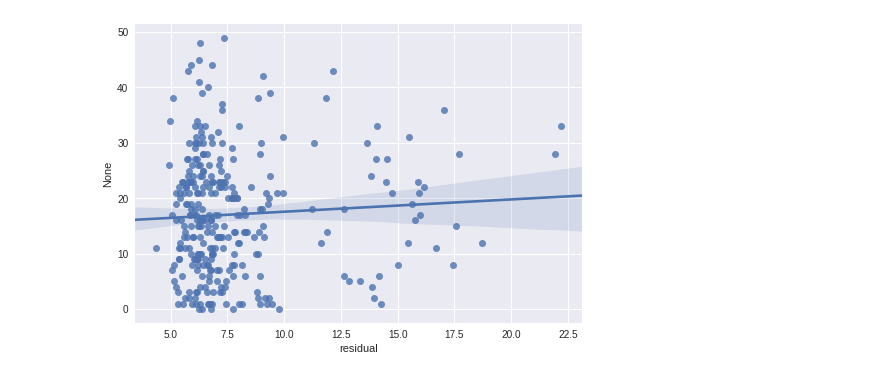
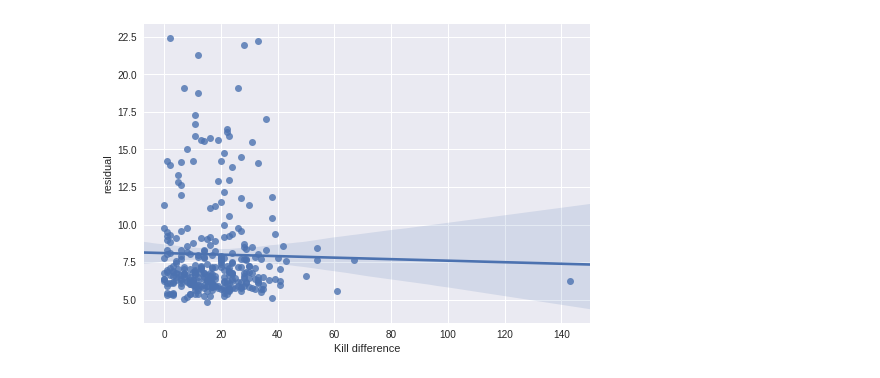
Before and after one commit to beelze-b/Open-Dota-Exploration, a Jupyter notebook: WeightsAndResiduals.ipynb, the cells around one changed output. Cells and saved outputs as stored; diff of their text form; code cells hidden in the pictures.

```diff
--- a/WeightsAndResiduals.ipynb
+++ b/WeightsAndResiduals.ipynb
@@ -158,9 +151,10 @@ def RadiantDireDifference(row, column):
 # %%
-kill_difference = df.apply(RadiantDireDifference, args=('kills',), axis=1)
+kill_difference = np.abs(df.apply(RadiantDireDifference, args=('kills',), axis=1))
+sns.regplot(kill_difference, df['residual'])
+ax = plt.gca()
+ax.set_xlabel("Kill difference")
+plt.show()
+# %% [output]
+[figure, added]
-# %%
-sns.regplot(df['residual'], np.abs(kill_difference))
-plt.show()
-# %% [output]
-[figure, removed]
 # %%
 death_difference = df.apply(RadiantDireDifference, args=('deaths',), axis=1)
```
Also changed, not shown: parts of 16 cells of this notebook.
